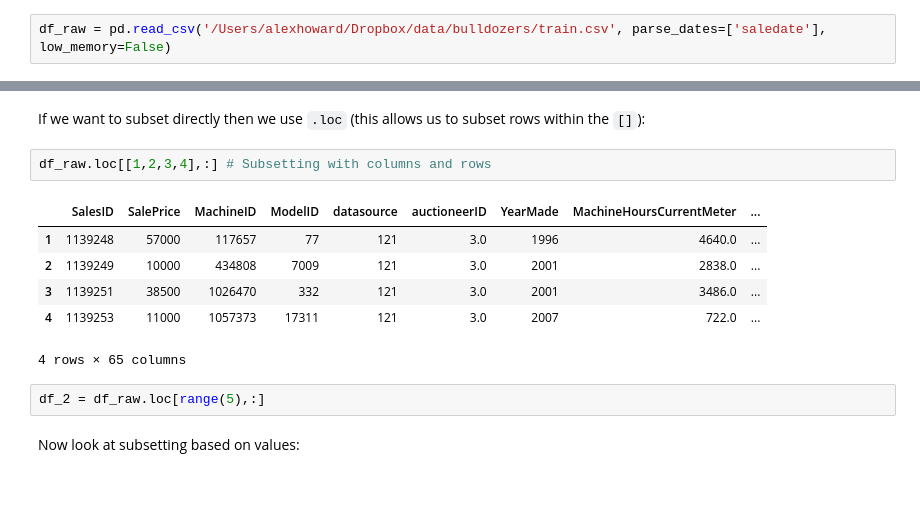
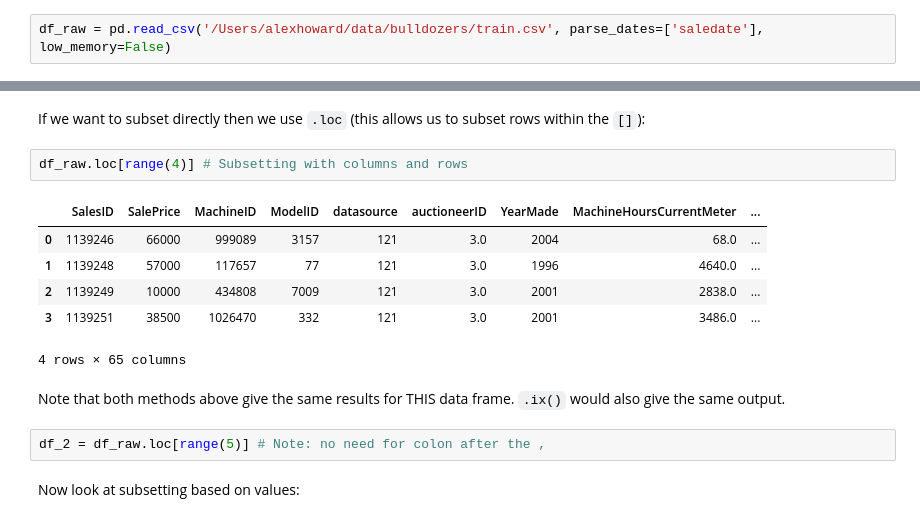
Before and after one commit to ajhoward7/Machine_Learning, a Jupyter notebook: ML/Pandas_ML_Cheat_Sheet.ipynb, the cells around one changed output, grey strips where cells are left out. Saved outputs shown, nothing was run; the diff lists cells and outputs as text; blank space fills up the shorter version.

```diff
--- a/ML/Pandas_ML_Cheat_Sheet.ipynb
+++ b/ML/Pandas_ML_Cheat_Sheet.ipynb
@@ -34,7 +34,7 @@ from sklearn import metrics
 # %% [markdown]
 Reading in data:
 # %%
-df_raw = pd.read_csv('/Users/alexhoward/Dropbox/data/bulldozers/train.csv', parse_dates=['saledate'], low_memory=False)
+df_raw = pd.read_csv('/Users/alexhoward/data/bulldozers/train.csv', parse_dates=['saledate'], low_memory=False)
 # %% [markdown]
 Viewing the top few rows:
 # %%
@@ -126,16 +149,18 @@ Name: SalePrice, dtype: int64
 # %% [markdown]
 If we want to subset directly then we use `.loc` (this allows us to subset rows within the `[]`):
 # %%
-df_raw.loc[[1,2,3,4],:] # Subsetting with columns and rows
+df_raw.loc[range(4)] # Subsetting with columns and rows
 # %% [output]
 |  | SalesID | SalePrice | MachineID | ModelID | datasource | auctioneerID | YearMade | MachineHoursCurrentMeter | ... |
+| 0 | 1139246 | 66000 | 999089 | 3157 | 121 | 3.0 | 2004 | 68.0 | ... |
 | 1 | 1139248 | 57000 | 117657 | 77 | 121 | 3.0 | 1996 | 4640.0 | ... |
 | 2 | 1139249 | 10000 | 434808 | 7009 | 121 | 3.0 | 2001 | 2838.0 | ... |
 | 3 | 1139251 | 38500 | 1026470 | 332 | 121 | 3.0 | 2001 | 3486.0 | ... |
-| 4 | 1139253 | 11000 | 1057373 | 17311 | 121 | 3.0 | 2007 | 722.0 | ... |
 4 rows × 65 columns
+# %% [markdown]
+Note that both methods above give the same results for THIS data frame. `.ix()` would also give the same output.
 # %%
-df_2 = df_raw.loc[range(5),:]
+df_2 = df_raw.loc[range(5)] # Note: no need for colon after the ,
 # %% [markdown]
 Now look at subsetting based on values:
 # %%
```
Also changed, not shown: parts of 6 cells of this notebook.
